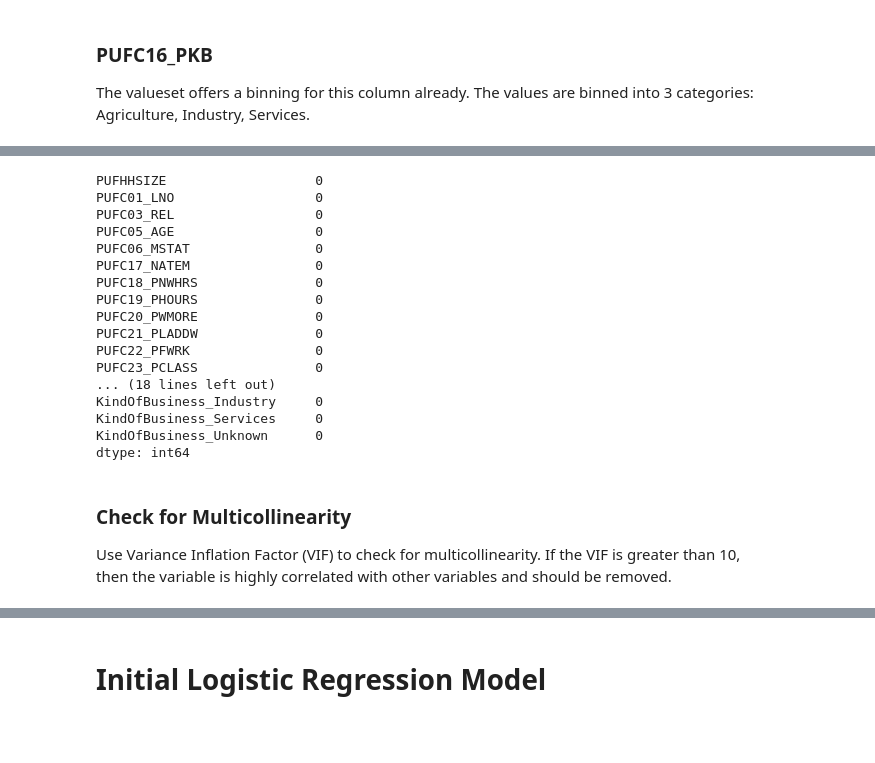
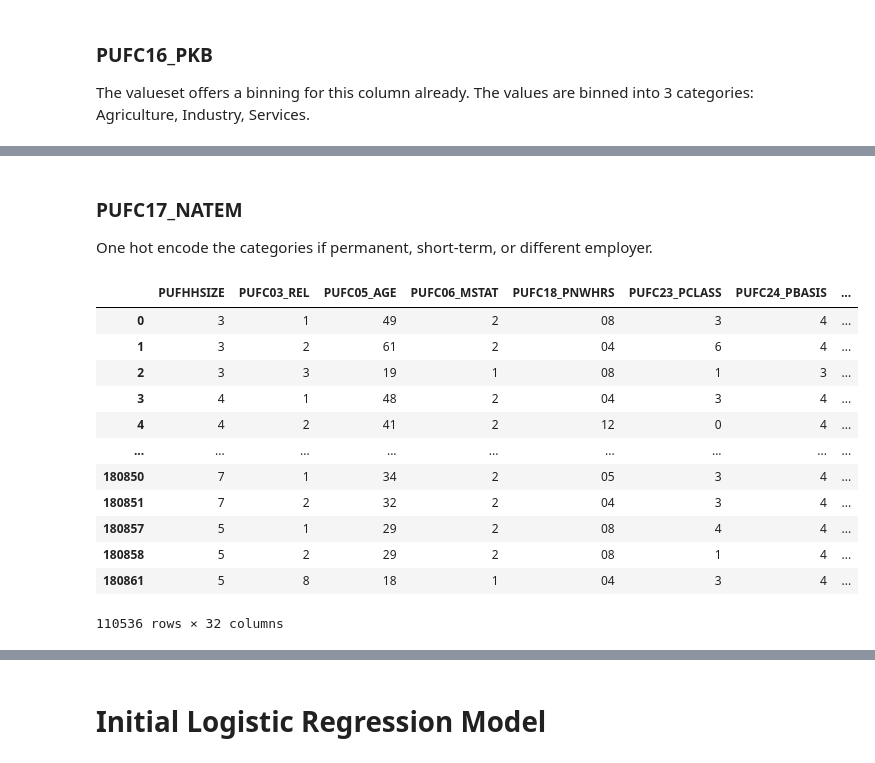
Before and after one commit to tinySculpture/STINTSY-Project, a Jupyter notebook: Project_Labor_Force_Survey-colab.ipynb, the cells around one changed output, grey strips where cells are left out. Saved outputs shown, nothing was run; the diff lists cells and outputs as text; code cells hidden in the pictures; blank space fills up the shorter version.

```diff
--- a/Project_Labor_Force_Survey-colab.ipynb
+++ b/Project_Labor_Force_Survey-colab.ipynb
@@ -322,26 +359,38 @@ df = pd.concat([df, encoded_df], axis=1)
+# %%
+df = one_hot_encode(df, "PUFNEWEMPSTAT", "Employment_Status", get_workforce_category)
+# %% [markdown]
+### PUFC17_NATEM
+One hot encode the categories if permanent, short-term, or different employer.
+# %%
+nature_categories = {
+    "Permanent": "1",
+    "Short-Term": "2",
+    "Different_Employer": "3",
+}
+
+def get_nature_category(x):
+    for key, value in nature_categories.items():
+        if x == value:
+            return key
+
+    return "Unknown"
+# %%
+df = one_hot_encode(df, "PUFC17_NATEM", "NatureOfEmployment", get_nature_category)
 # %%
-df.drop(columns=["PUFC07_GRADE", "Education", df_col, df_new_col], inplace=True)
+df.drop(columns=["PUFC07_GRADE", "Education", "PUFC16_PKB", "KindOfBusiness", "PUFC29_WWM48H", "Work48H", "PUFNEWEMPSTAT", "Employment_Status", "PUFC17_NATEM", "NatureOfEmployment"], inplace=True)
 # %%
-df.isna().sum()
+df
 # %% [output]
+|  | PUFHHSIZE | PUFC03_REL | PUFC05_AGE | PUFC06_MSTAT | PUFC18_PNWHRS | PUFC23_PCLASS | PUFC24_PBASIS | ... |
+| 0 | 3 | 1 | 49 | 2 | 08 | 3 | 4 | ... |
+| 1 | 3 | 2 | 61 | 2 | 04 | 6 | 4 | ... |
+| 2 | 3 | 3 | 19 | 1 | 08 | 1 | 3 | ... |
+| 3 | 4 | 1 | 48 | 2 | 04 | 3 | 4 | ... |
+| 4 | 4 | 2 | 41 | 2 | 12 | 0 | 4 | ... |
+| ... | ... | ... | ... | ... | ... | ... | ... | ... |
+| 180850 | 7 | 1 | 34 | 2 | 05 | 3 | 4 | ... |
+| 180851 | 7 | 2 | 32 | 2 | 04 | 3 | 4 | ... |
+| 180857 | 5 | 1 | 29 | 2 | 08 | 4 | 4 | ... |
+| 180858 | 5 | 2 | 29 | 2 | 08 | 1 | 4 | ... |
+| 180861 | 5 | 8 | 18 | 1 | 04 | 3 | 4 | ... |
-PUFHHSIZE                   0
-PUFC01_LNO                  0
-PUFC03_REL                  0
-PUFC05_AGE                  0
-PUFC06_MSTAT                0
-PUFC17_NATEM                0
-PUFC18_PNWHRS               0
-PUFC19_PHOURS               0
-PUFC20_PWMORE               0
-PUFC21_PLADDW               0
-PUFC22_PFWRK                0
-PUFC23_PCLASS               0
-... (18 lines left out)
-KindOfBusiness_Industry     0
-KindOfBusiness_Services     0
-KindOfBusiness_Unknown      0
-dtype: int64
+110536 rows × 32 columns
-# %% [markdown]
-### Check for Multicollinearity
-
-Use Variance Inflation Factor (VIF) to check for multicollinearity. If the VIF is greater than 10, then the variable is highly correlated with other variables and should be removed.
```
Also changed, not shown: parts of 30 cells of this notebook.
